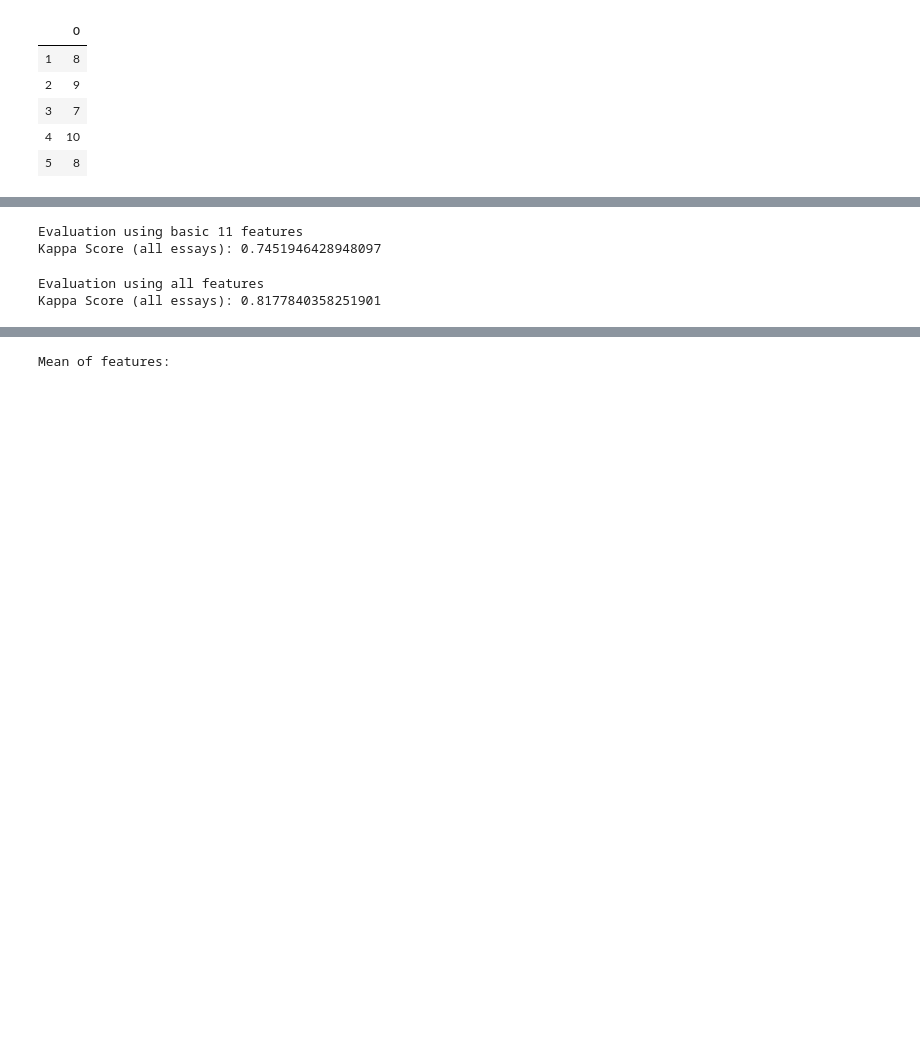
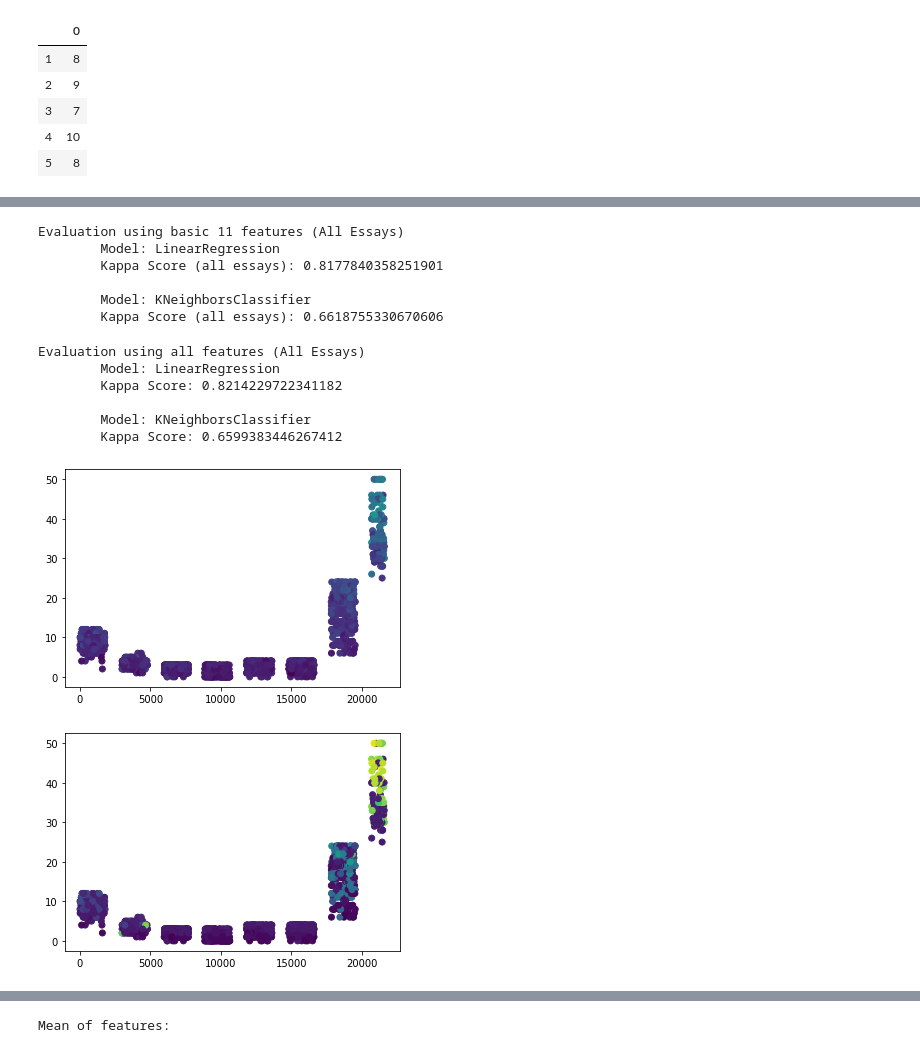
Before and after one commit to kadanes/NLP-Project-AES, a Jupyter notebook: feature_extraction.ipynb, the cells around one changed output, grey strips where cells are left out. Drawn from its saved outputs; the diff is of its cells as text; code cells hidden in the pictures; blank space fills up the shorter version.

```diff
--- a/feature_extraction.ipynb
+++ b/feature_extraction.ipynb
@@ -103,10 +106,3 @@ Basic 11 features:  ['char_count', 'word_count', 'diff_words_count', 'word_count
 Extra features:  ['spelling_error_count', 'stopwords_count', 'small_sentence_count', 'punctuations_count', 'verbs_count', 'adverbs_count', 'nouns_count', 'adjective_count']
 
 All features:  ['char_count', 'word_count', 'diff_words_count', 'word_count_root', 'sen_count', 'avg_word_len', 'avg_sen_len', 'l5_word_count', 'l6_word_count', 'l7_word_count', 'l8_word_count', 'spel ...
-# %%
-from spellchecker import SpellChecker
-spell = SpellChecker()
-
-misspelled = spell.unknown(['something', 'is', 'hapenning', 'here'])
-for word in misspelled:
-    print(word)
@@ -352,12 +346,12 @@ def makeDataFrame(data):
     all_features = {}
     all_scores = {}
 
-
     for row in range(len(data)):
-        # if row % 500 == 0: print("Processed ", row, " essays of", len(data), " rows.")
+        if row % 1500 == 0 and row != 0: print("Processed ", row, " essays of", len(data), " rows.")
         essay_data = data.iloc[row]
         essay = essay_data[essay_key]
-        essay_id = essay_data[essay_id_key]
+        # essay_id = essay_data[essay_id_key]
+        essay_id = essay_data.name
         essay_score = essay_data[domain1_score_key]
         _, features, extra_features = essay_to_sentences(essay)
 
@@ -460,17 +484,40 @@ def evaluate(X, y):
 # %%
 # Using all data set
-np.random.seed(1)
-print("Evaluation using basic 11 features")
-k = evaluate(X_basic, y)
-print("Kappa Score (all essays):", k)
+# Linear Regression
+print("Evaluation using basic 11 features (All Essays)")
+for classifier in get_classifiers():
+    np.random.seed(1)
+    print("\tModel:", type(classifier).__name__)
+    k = evaluate(X, y, classifier)
+    print("\tKappa Score (all essays):", k)
+    print()
 # %% [output]
-Evaluation using basic 11 features
-Kappa Score (all essays): 0.7451946428948097
+Evaluation using basic 11 features (All Essays)
+        Model: LinearRegression
+        Kappa Score (all essays): 0.8177840358251901
+
+        Model: KNeighborsClassifier
+        Kappa Score (all essays): 0.6618755330670606
 # %%
-np.random.seed(1)
-print("Evaluation using all features")
-k = evaluate(X, y)
-print("Kappa Score (all essays):", k)
+# np.random.seed(1)
+# print("Evaluation using all features")
+# k = evaluate(X, y)
+# print("Kappa Score (all essays):", k)
+%matplotlib inline
+
+print("Evaluation using all features (All Essays)")
+for classifier in get_classifiers():
+    np.random.seed(1)
+    print("\tModel:", type(classifier).__name__)
+    k = evaluate(X, y, classifier)
+    print("\tKappa Score:", k)
+    print()
 # %% [output]
-Evaluation using all features
-Kappa Score (all essays): 0.8177840358251901
+Evaluation using all features (All Essays)
+        Model: LinearRegression
+        Kappa Score: 0.8214229722341182
+
+        Model: KNeighborsClassifier
+        Kappa Score: 0.6599383446267412
+[figure, added]
+[figure, added]
```
Also changed, not shown: parts of 12 cells of this notebook.
